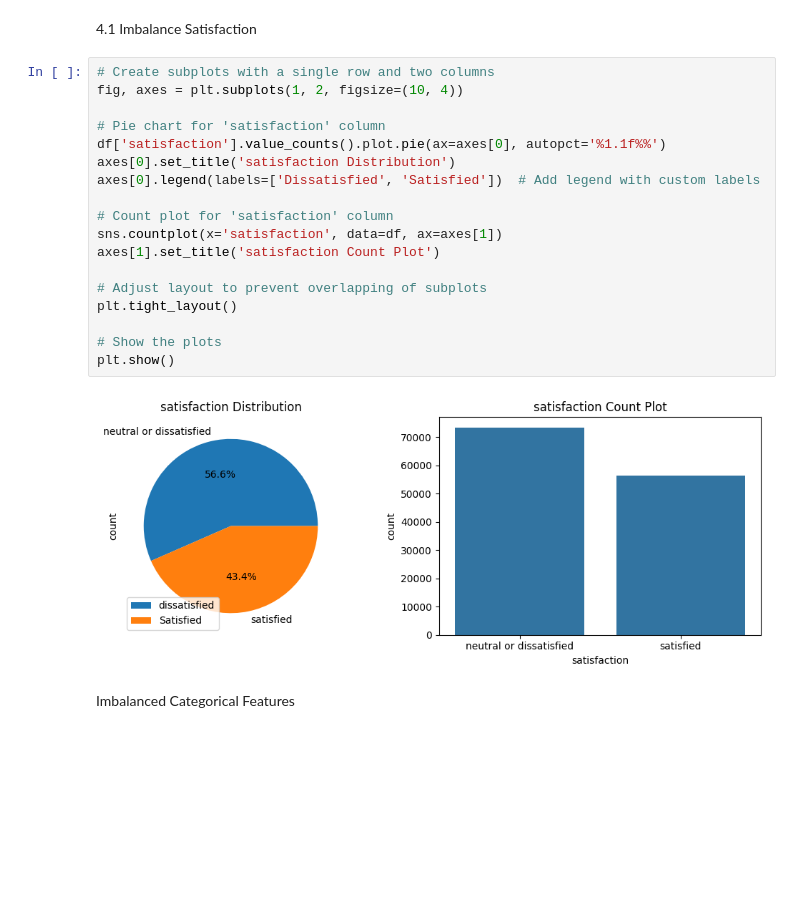
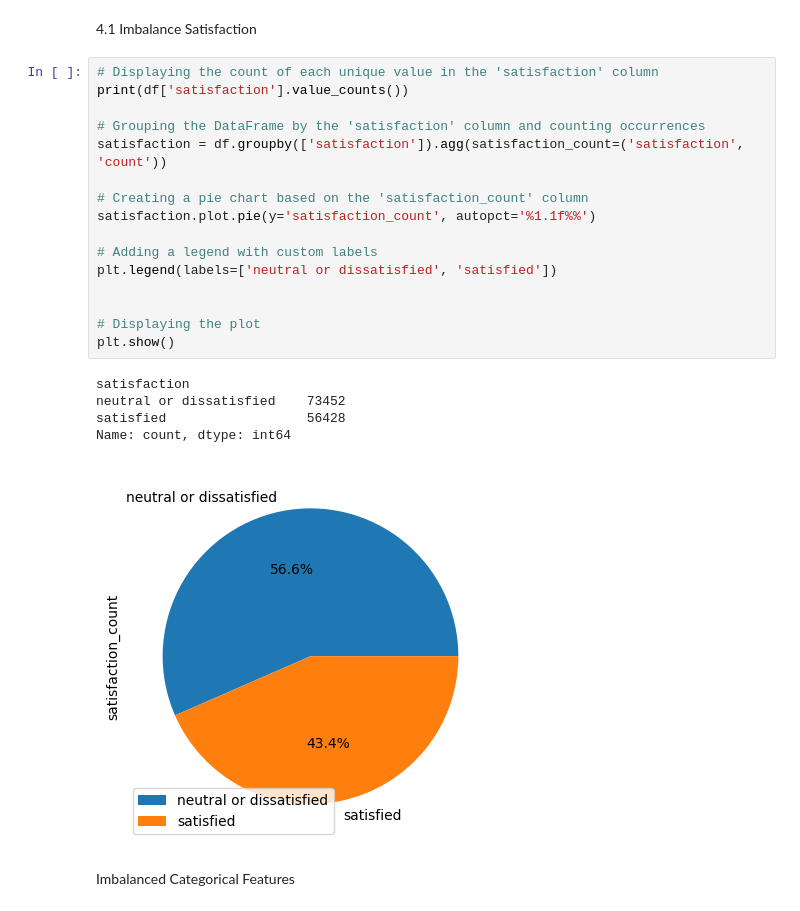
Before and after one commit to rubaawad/airlines-_customer_satisfaction, a Jupyter notebook: src/components/notebook/data/CUSTOMER SATISFACTION EDA.ipynb, the cells around one changed output. Cells and saved outputs as stored; diff of their text form; blank space fills up the shorter version.

```diff
--- a/src/components/notebook/data/CUSTOMER SATISFACTION EDA.ipynb
+++ b/src/components/notebook/data/CUSTOMER SATISFACTION EDA.ipynb
@@ -267,26 +267,28 @@ df.describe(include='O')
 #### 4. Exploring Data ( Visualization )
 # %% [markdown]
 4.1 Imbalance Satisfaction
-# %%
-# Create subplots with a single row and two columns
-fig, axes = plt.subplots(1, 2, figsize=(10, 4))
-
-# Pie chart for 'satisfaction' column
-df['satisfaction'].value_counts().plot.pie(ax=axes[0], autopct='%1.1f%%')
-axes[0].set_title('satisfaction Distribution')
-axes[0].legend(labels=['Dissatisfied', 'Satisfied'])  # Add legend with custom labels
-
-# Count plot for 'satisfaction' column
-sns.countplot(x='satisfaction', data=df, ax=axes[1])
-axes[1].set_title('satisfaction Count Plot')
-
-# Adjust layout to prevent overlapping of subplots
-plt.tight_layout()
-
-# Show the plots
-plt.show()
-# %% [output]
-[figure, removed]
+# %%
+# Displaying the count of each unique value in the 'satisfaction' column
+print(df['satisfaction'].value_counts())
+
+# Grouping the DataFrame by the 'satisfaction' column and counting occurrences
+satisfaction = df.groupby(['satisfaction']).agg(satisfaction_count=('satisfaction', 'count'))
+
+# Creating a pie chart based on the 'satisfaction_count' column
+satisfaction.plot.pie(y='satisfaction_count', autopct='%1.1f%%')
+
+# Adding a legend with custom labels
+plt.legend(labels=['neutral or dissatisfied', 'satisfied'])
+
+
+# Displaying the plot
+plt.show()
+# %% [output]
+satisfaction
+neutral or dissatisfied    73452
+satisfied                  56428
+Name: count, dtype: int64
+[figure, added]
 # %% [markdown]
 Imbalanced Categorical Features
 # %%
```
Also changed, not shown: parts of 5 cells of this notebook, 7 other files.
